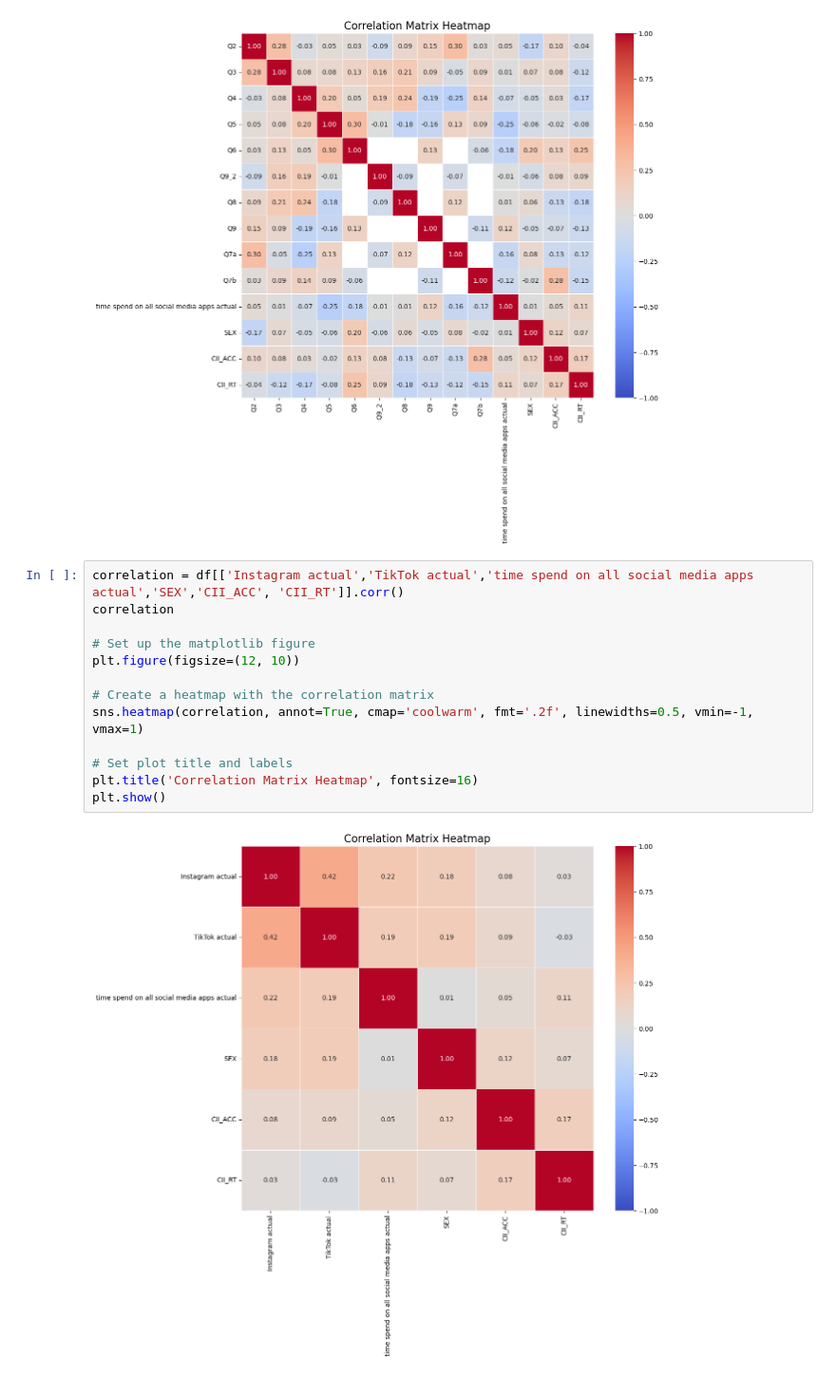
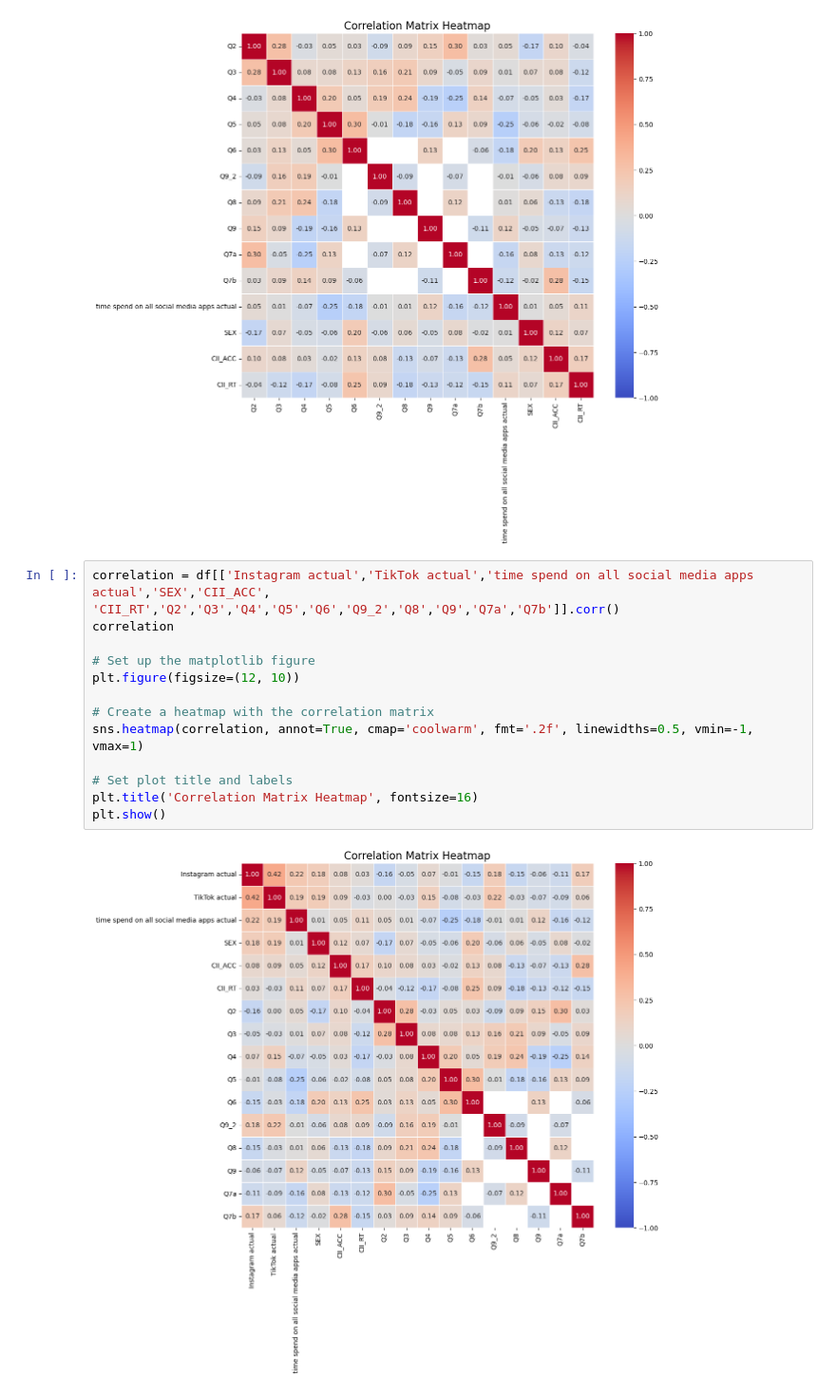
Before and after one commit to MBrigita/the-influence-of-social-media-on-cognitive-control-and-risk-taking, a Jupyter notebook: analysis_joined.ipynb, the cells around one changed output. Shown: that part at 95% size. Drawn from its saved outputs; the diff is of its cells as text.

```diff
--- a/analysis_joined.ipynb
+++ b/analysis_joined.ipynb
@@ -32,17 +32,17 @@ plt.show()
 # %% [output]
 [figure]
 # %%
-correlation = df[['Instagram actual','TikTok actual','time spend on all social media apps actual','SEX','CII_ACC', 'CII_RT']].corr()
+correlation = df[['Instagram actual','TikTok actual','time spend on all social media apps actual','SEX','CII_ACC', 'CII_RT','Q2','Q3','Q4','Q5','Q6','Q9_2','Q8','Q9','Q7a','Q7b']].corr()
 correlation
 
 # Set up the matplotlib figure
 plt.figure(figsize=(12, 10))
 
 # Create a heatmap with the correlation matrix
 sns.heatmap(correlation, annot=True, cmap='coolwarm', fmt='.2f', linewidths=0.5, vmin=-1, vmax=1)
 
 # Set plot title and labels
 plt.title('Correlation Matrix Heatmap', fontsize=16)
 plt.show()
 # %% [output]
-[figure, old version]
+[figure, new version]
```
Also changed, not shown: 5 other files.
